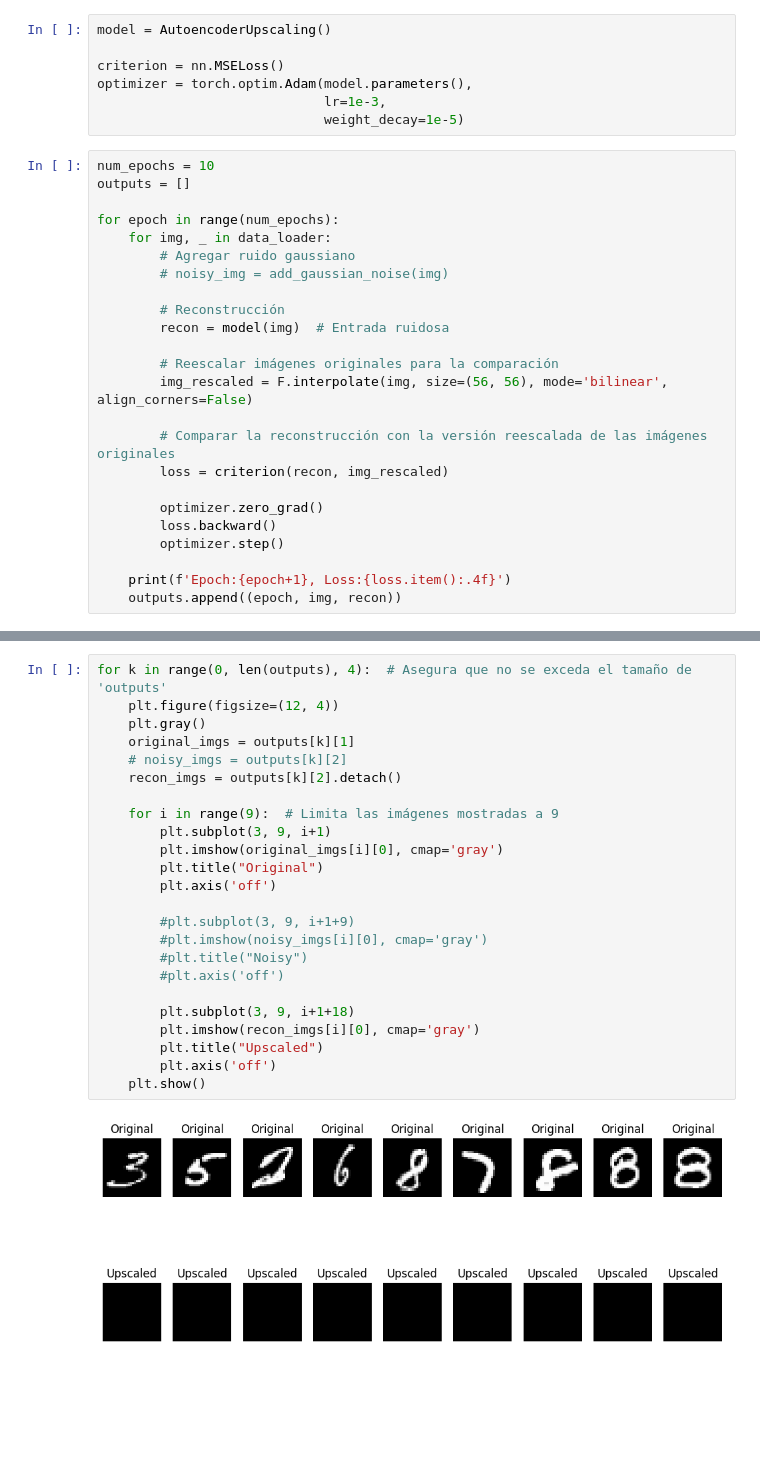
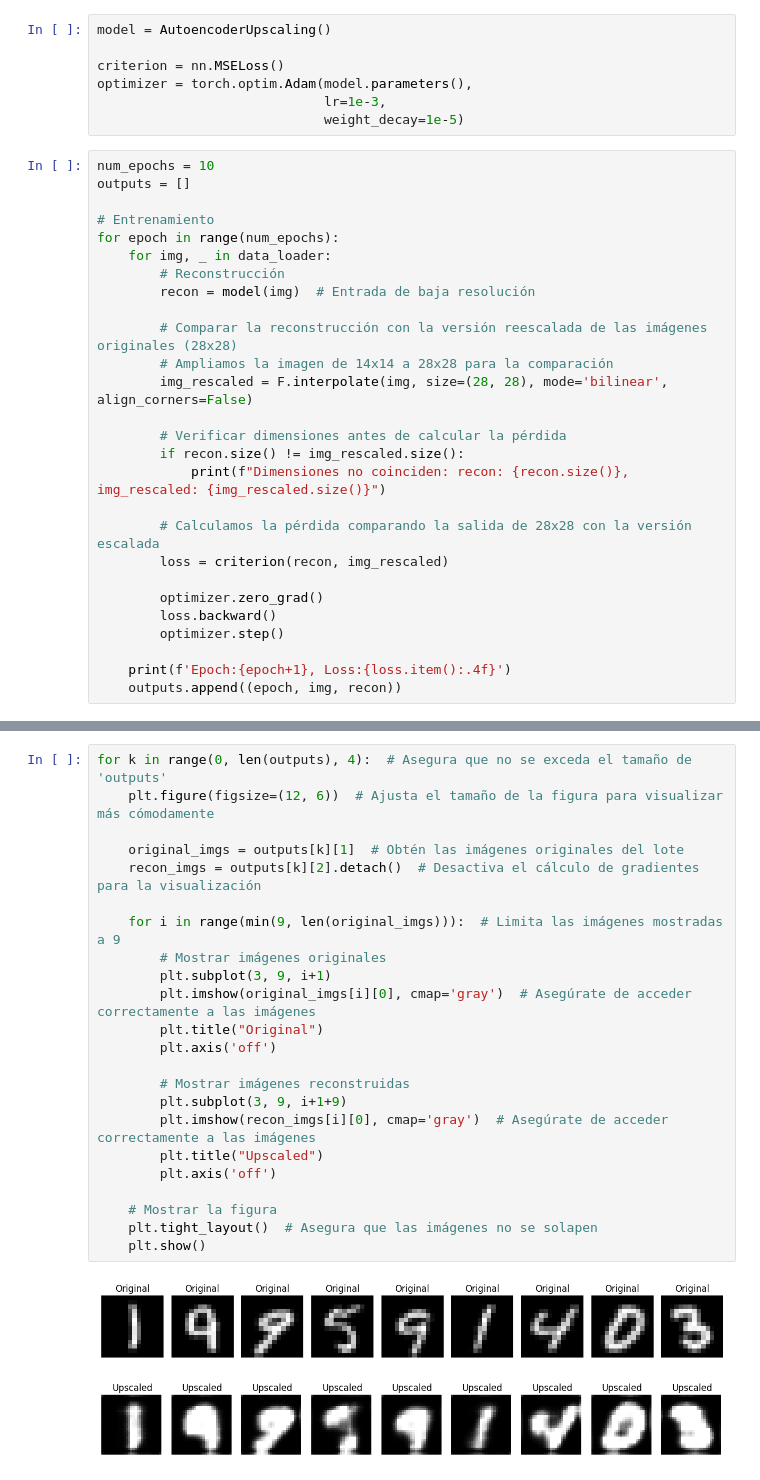
Before and after one commit to LuisPereraPerez/AA2_practicas, a Jupyter notebook: Práctica-2/Autoencoder.ipynb, the cells around one changed output, grey strips where cells are left out. Cells and saved outputs as stored; diff of their text form; blank space fills up the shorter version.

```diff
--- a/Práctica-2/Autoencoder.ipynb
+++ b/Práctica-2/Autoencoder.ipynb
@@ -267,18 +297,21 @@ optimizer = torch.optim.Adam(model.parameters(),
 num_epochs = 10
 outputs = []
 
+# Entrenamiento
 for epoch in range(num_epochs):
     for img, _ in data_loader:
-        # Agregar ruido gaussiano
-        # noisy_img = add_gaussian_noise(img)
+        # Reconstrucción
+        recon = model(img)  # Entrada de baja resolución
 
-        # Reconstrucción
-        recon = model(img)  # Entrada ruidosa
+        # Comparar la reconstrucción con la versión reescalada de las imágenes originales (28x28)
+        # Ampliamos la imagen de 14x14 a 28x28 para la comparación
+        img_rescaled = F.interpolate(img, size=(28, 28), mode='bilinear', align_corners=False)
 
-        # Reescalar imágenes originales para la comparación
-        img_rescaled = F.interpolate(img, size=(56, 56), mode='bilinear', align_corners=False)
+        # Verificar dimensiones antes de calcular la pérdida
+        if recon.size() != img_rescaled.size():
+            print(f"Dimensiones no coinciden: recon: {recon.size()}, img_rescaled: {img_rescaled.size()}")
 
-        # Comparar la reconstrucción con la versión reescalada de las imágenes originales
+        # Calculamos la pérdida comparando la salida de 28x28 con la versión escalada
         loss = criterion(recon, img_rescaled)
 
         optimizer.zero_grad()
@@ -301,26 +334,25 @@ Epoch:10, Loss:0.0055
 # %%
 for k in range(0, len(outputs), 4):  # Asegura que no se exceda el tamaño de 'outputs'
-    plt.figure(figsize=(12, 4))
-    plt.gray()
-    original_imgs = outputs[k][1]
-    # noisy_imgs = outputs[k][2]
-    recon_imgs = outputs[k][2].detach()
+    plt.figure(figsize=(12, 6))  # Ajusta el tamaño de la figura para visualizar más cómodamente
 
-    for i in range(9):  # Limita las imágenes mostradas a 9
+    original_imgs = outputs[k][1]  # Obtén las imágenes originales del lote
+    recon_imgs = outputs[k][2].detach()  # Desactiva el cálculo de gradientes para la visualización
+
+    for i in range(min(9, len(original_imgs))):  # Limita las imágenes mostradas a 9
+        # Mostrar imágenes originales
         plt.subplot(3, 9, i+1)
-        plt.imshow(original_imgs[i][0], cmap='gray')
+        plt.imshow(original_imgs[i][0], cmap='gray')  # Asegúrate de acceder correctamente a las imágenes
         plt.title("Original")
         plt.axis('off')
 
-        #plt.subplot(3, 9, i+1+9)
-        #plt.imshow(noisy_imgs[i][0], cmap='gray')
-        #plt.title("Noisy")
-        #plt.axis('off')
-
-        plt.subplot(3, 9, i+1+18)
-        plt.imshow(recon_imgs[i][0], cmap='gray')
+        # Mostrar imágenes reconstruidas
+        plt.subplot(3, 9, i+1+9)
+        plt.imshow(recon_imgs[i][0], cmap='gray')  # Asegúrate de acceder correctamente a las imágenes
         plt.title("Upscaled")
         plt.axis('off')
+
+    # Mostrar la figura
+    plt.tight_layout()  # Asegura que las imágenes no se solapen
     plt.show()
 # %% [output]
-[figure, old version]
+[figure, new version]
```
Also changed, not shown: parts of 9 cells of this notebook.
